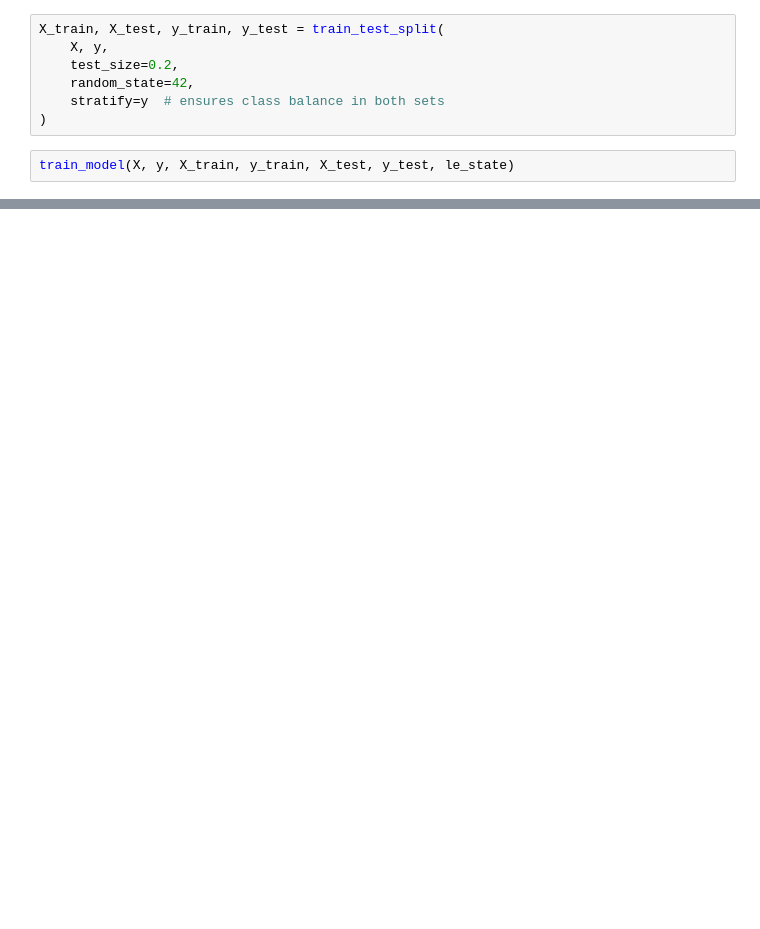
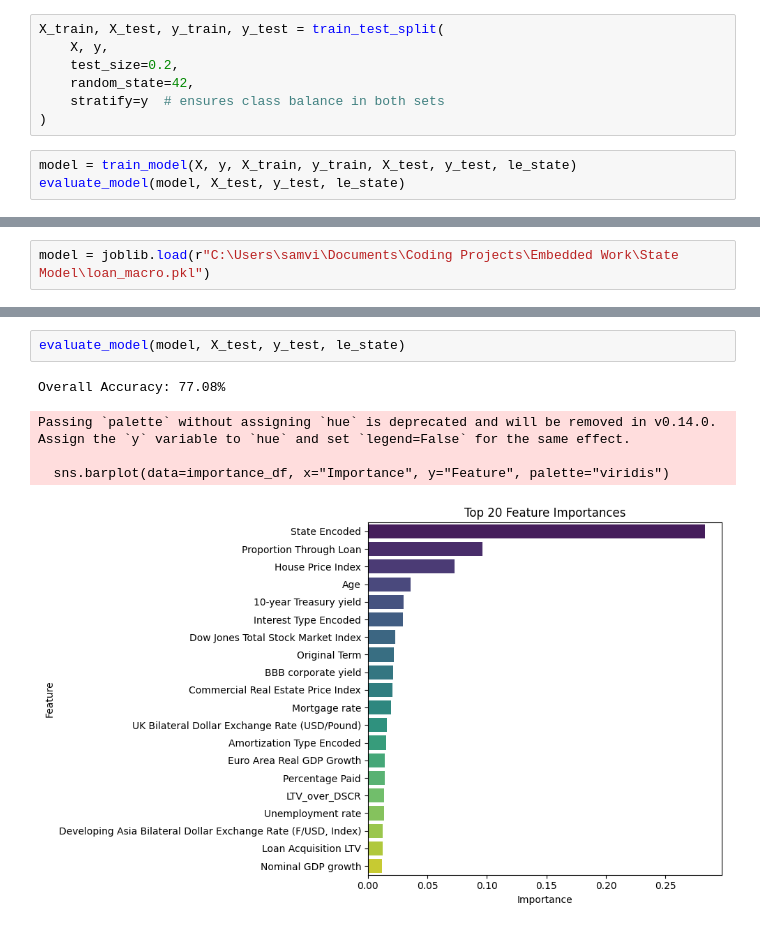
Before and after one commit to SamVirsik/Atrium-Loan-Default-Backup, a Jupyter notebook: State Model/Markov.ipynb, the cells around one changed output, grey strips where cells are left out. Drawn from its saved outputs; the diff is of its cells as text; blank space fills up the shorter version.

```diff
--- a/State Model/Markov.ipynb
+++ b/State Model/Markov.ipynb
@@ -50,7 +55,8 @@ X_train, X_test, y_train, y_test = train_test_split(
     stratify=y  # ensures class balance in both sets
 )
 # %%
-train_model(X, y, X_train, y_train, X_test, y_test, le_state)
+model = train_model(X, y, X_train, y_train, X_test, y_test, le_state)
+evaluate_model(model, X_test, y_test, le_state)
 # %% [output]
 <class 'numpy.ndarray'>
 (3938234,)
@@ -136,0 +69,2 @@ df2[df2['Loan Number'] == 1682079906].tail(20)
+# %%
+model = joblib.load(r"C:\Users\samvi\Documents\Coding Projects\Embedded Work\State Model\loan_macro.pkl")
@@ -136,0 +151,8 @@ df2[df2['Loan Number'] == 1682079906].tail(20)
+# %%
+evaluate_model(model, X_test, y_test, le_state)
+# %% [output]
+Overall Accuracy: 77.08%
+Passing `palette` without assigning `hue` is deprecated and will be removed in v0.14.0. Assign the `y` variable to `hue` and set `legend=False` for the same effect.
+
+  sns.barplot(data=importance_df, x="Importance", y="Feature", palette="viridis")
+[figure, added]
```
Also changed, not shown: parts of 15 cells of this notebook, 2 other files.
